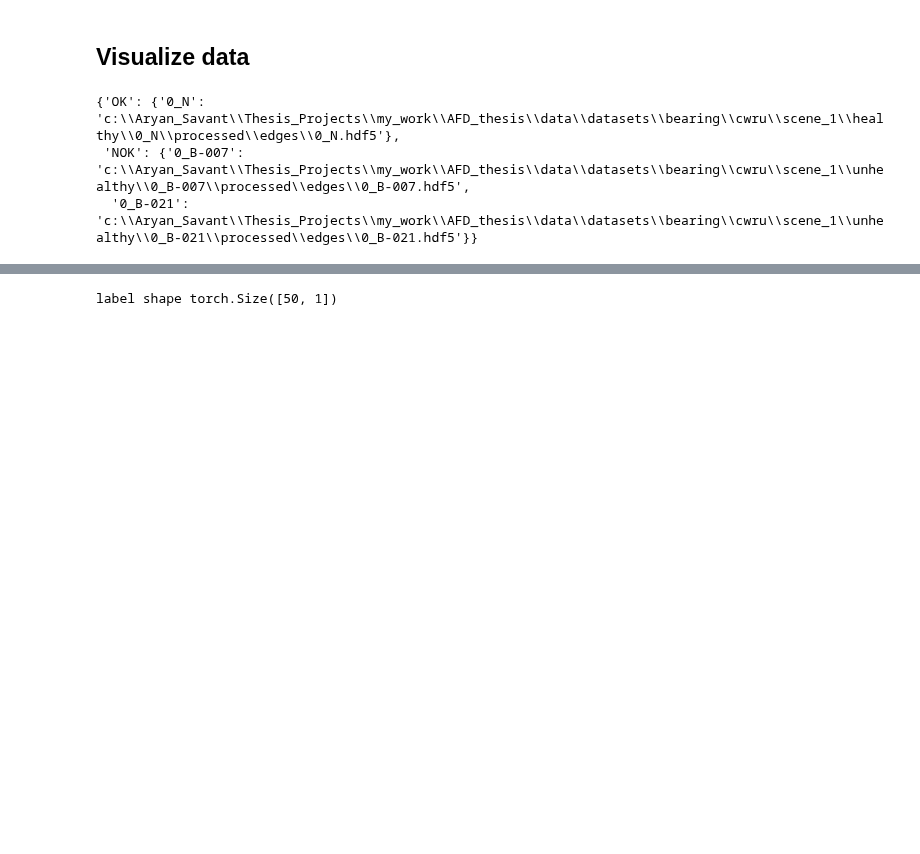
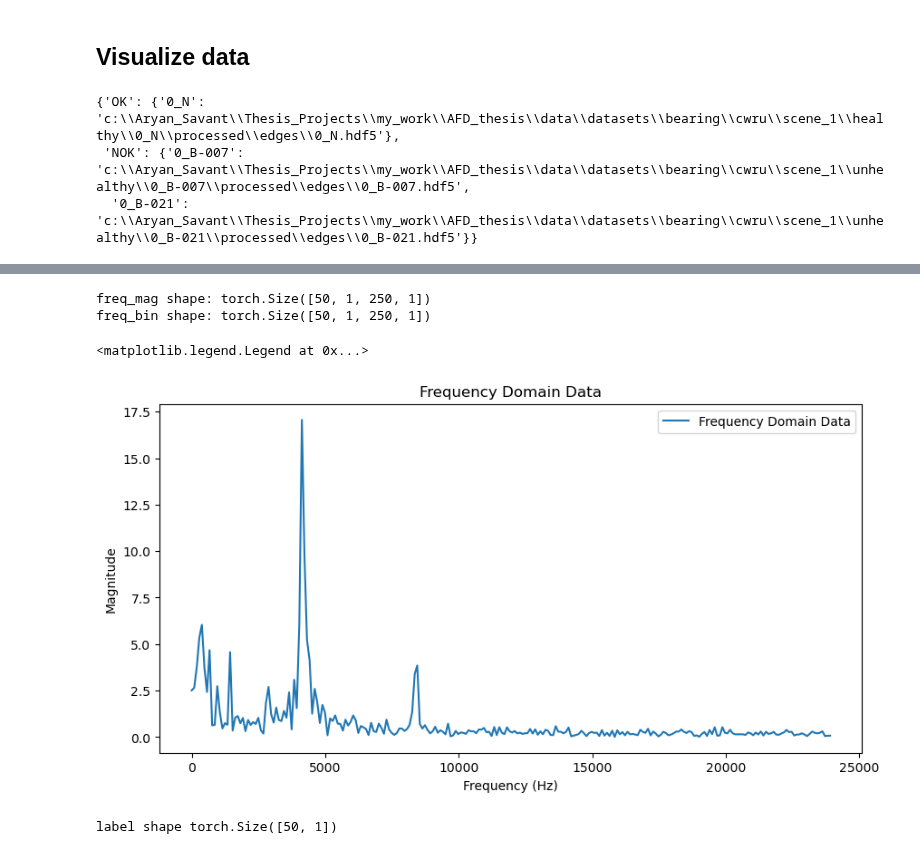
Before and after one commit to aryansavant31/thesis_auto_health_monitoring, a Jupyter notebook: data/trial.ipynb, the cells around one changed output, grey strips where cells are left out. Cells and saved outputs as stored; diff of their text form; code cells hidden in the pictures; blank space fills up the shorter version.

```diff
--- a/data/trial.ipynb
+++ b/data/trial.ipynb
@@ -68,3 +58,21 @@ train_loader, test_loader, val_loader, _ = data_preprocessor.get_training_datalo
+# %%
+from transform import to_freq_domain
+freq_mag, freq_bins = to_freq_domain(filtered_data, fs=[48000])
+print("freq_mag shape:", freq_mag.shape, "\nfreq_bin shape:", freq_bins.shape)
+# %% [output]
+freq_mag shape: torch.Size([50, 1, 250, 1])
+freq_bin shape: torch.Size([50, 1, 250, 1])
+# %%
+# plot frequency domain data
+plt.figure(figsize=(10, 5))
+plt.plot(freq_bins[0, 0, :, 0], freq_mag[0, 0, :, 0], label='Frequency Domain Data')
+plt.title('Frequency Domain Data')
+plt.xlabel('Frequency (Hz)')
+plt.ylabel('Magnitude')
+plt.legend()
+# %% [output]
+<matplotlib.legend.Legend at 0x...>
+[figure, added]
 # %%
 dataiter = iter(train_loader)
 data, label = next(dataiter)
```
Also changed, not shown: parts of 9 cells of this notebook, 7 other files.
